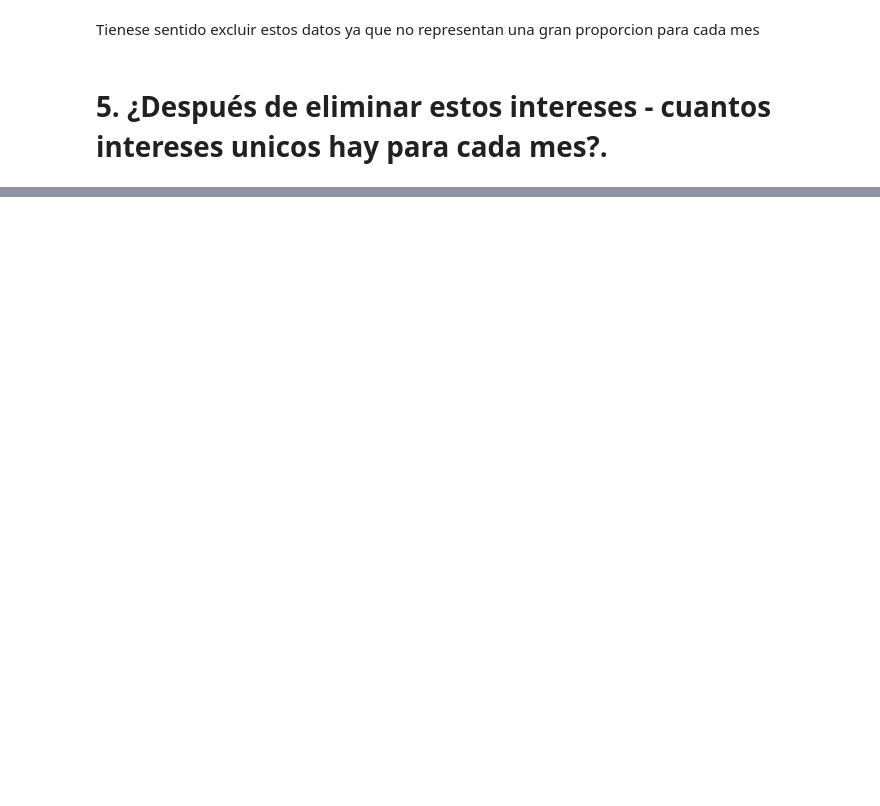
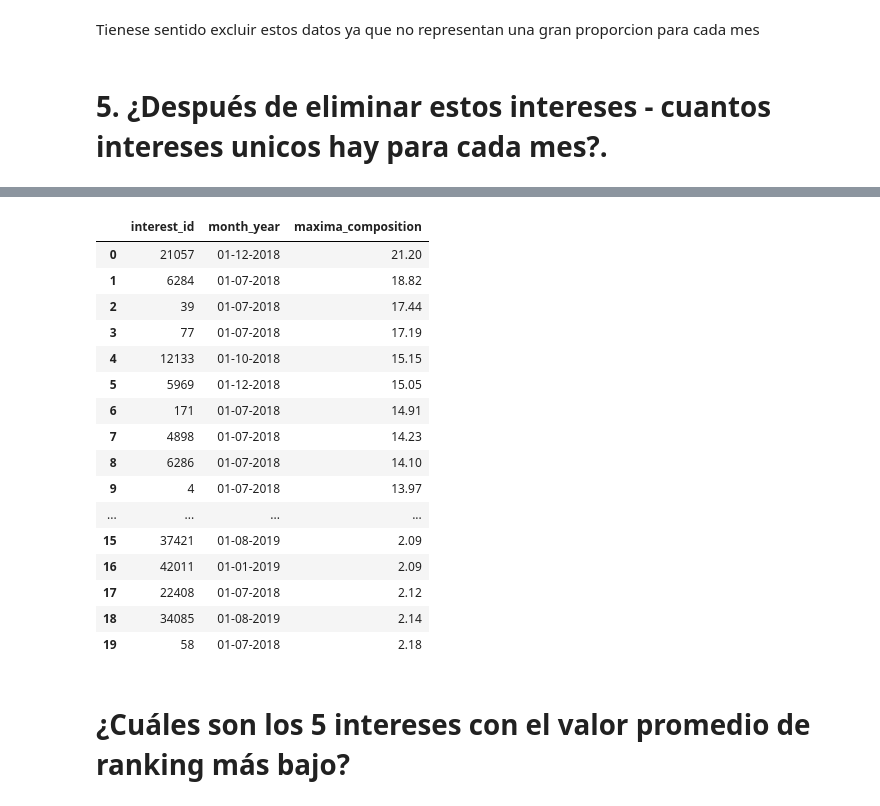
Before and after one commit to LLAES07/SQL_DESAFIO, a Jupyter notebook: Caso_8/Caso_8.ipynb, the cells around one changed output, grey strips where cells are left out. Drawn from its saved outputs; the diff is of its cells as text; code cells hidden in the pictures; blank space fills up the shorter version.

```diff
--- a/Caso_8/Caso_8.ipynb
+++ b/Caso_8/Caso_8.ipynb
@@ -1050,0 +1085,60 @@ pd.read_sql_query(query, con=engine)
+# %%
+query = '''
+
+    -- Generamos un ranking utilizando interest_id como particion y ordenadas por composition
+
+    WITH composition_raking AS (
+        SELECT
+            interest_id,
+            month_year,
+            composition,
+            ROW_NUMBER() OVER (PARTITION BY interest_id ORDER BY composition DESC) AS rn
+        FROM
+            interest_metrics
+    ),
+
+
+    -- Tabla para filtrar las compositiones que tienen ranking 1, que son maximos
+    max_compositions  AS (
+
+        SELECT
+            interest_id,
+            month_year,
+            composition AS maxima_composition
+        FROM
+            composition_raking
+        WHERE
+            rn = 1
+
+    ),
+
+    -- Filtrando por el top 10
+    top_10 AS (
+        SELECT
+            *
+        FROM
+            max_compositions
+        ORDER BY
+            maxima_composition DESC
+        LIMIT 10
+    ),
+
+    -- Filtrando por el bottom 10
+    bottom_10 AS (
+        SELECT
+            *
+        FROM
+            max_compositions
+        ORDER BY
+            maxima_composition ASC
+        LIMIT 10
+    )
+
+-- Uniendo los dos resultados
+
+SELECT * FROM top_10
+UNION ALL
+SELECT * FROM bottom_10;
+'''
+pd.read_sql_query(query, con=engine)
+# %% [output]
@@ -1050,0 +1162,19 @@ pd.read_sql_query(query, con=engine)
+|  | interest_id | month_year | maxima_composition |
+| 0 | 21057 | 01-12-2018 | 21.20 |
+| 1 | 6284 | 01-07-2018 | 18.82 |
+| 2 | 39 | 01-07-2018 | 17.44 |
+| 3 | 77 | 01-07-2018 | 17.19 |
+| 4 | 12133 | 01-10-2018 | 15.15 |
+| 5 | 5969 | 01-12-2018 | 15.05 |
+| 6 | 171 | 01-07-2018 | 14.91 |
+| 7 | 4898 | 01-07-2018 | 14.23 |
+| 8 | 6286 | 01-07-2018 | 14.10 |
+| 9 | 4 | 01-07-2018 | 13.97 |
+| ... | ... | ... | ... |
+| 15 | 37421 | 01-08-2019 | 2.09 |
+| 16 | 42011 | 01-01-2019 | 2.09 |
+| 17 | 22408 | 01-07-2018 | 2.12 |
+| 18 | 34085 | 01-08-2019 | 2.14 |
+| 19 | 58 | 01-07-2018 | 2.18 |
+# %% [markdown]
+# **¿Cuáles son los 5 intereses con el valor promedio de ranking más bajo?**
```
Also changed, not shown: parts of 25 cells of this notebook.
